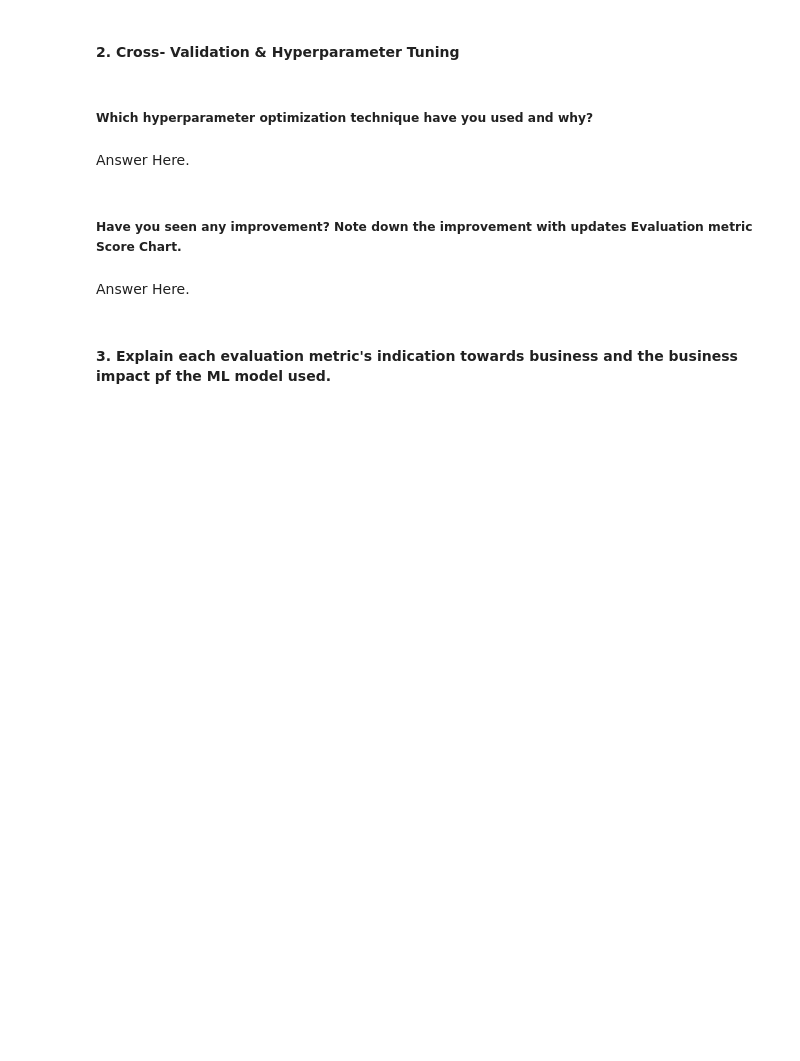
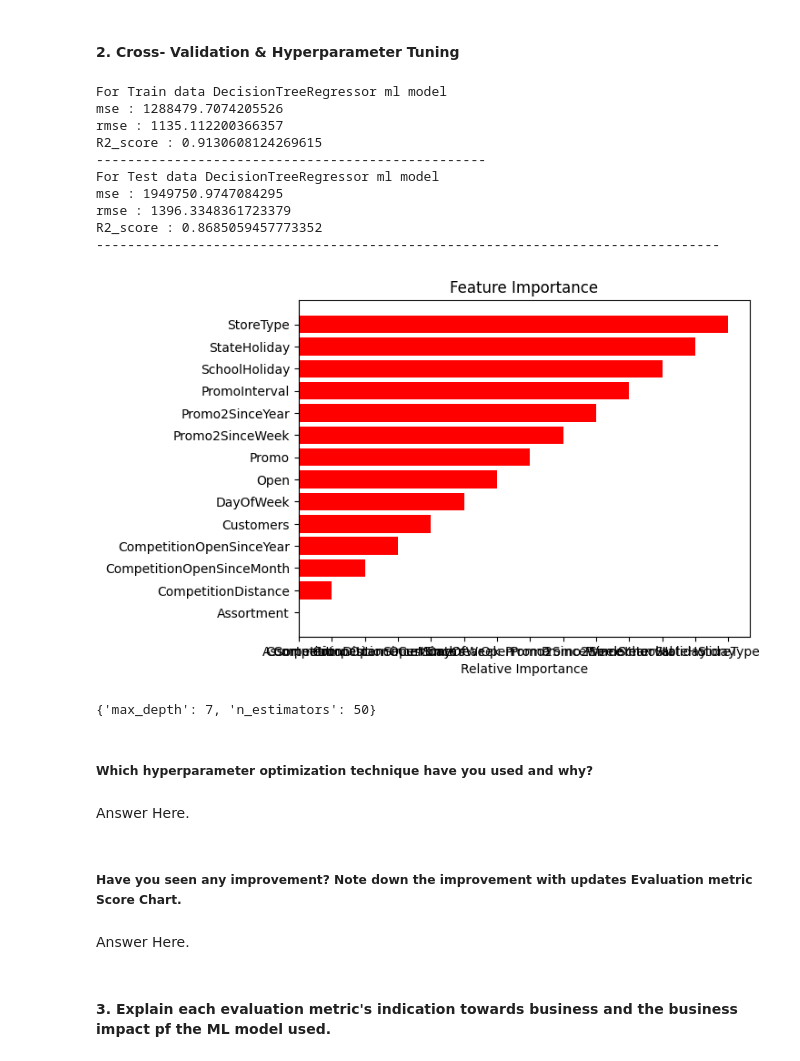
Before and after one commit to chetansgode/Rossmann_Retail_Sales_prediction, a Jupyter notebook: (Retail_Sales_prediction)ML_Submission_Template.ipynb, the cells around one changed output. Cells and saved outputs as stored; diff of their text form; code cells hidden in the pictures; blank space fills up the shorter version.

```diff
--- a/(Retail_Sales_prediction)ML_Submission_Template.ipynb
+++ b/(Retail_Sales_prediction)ML_Submission_Template.ipynb
@@ -1640,3 +1637,61 @@ R2_score : 0.9153138371820639
+# %%
+# ML Model - 1 Implementation with hyperparameter optimization techniques (i.e., GridSearch CV, RandomSearch CV, Bayesian Optimization etc.)
+"""We use here RandomForestRegressor for tunning"""
+from sklearn.ensemble import RandomForestRegressor
+# Fit the Algorithm
+classifier=RandomForestRegressor()
+grid_values={'n_estimators': [50, 80,100], 'max_depth':[5, 7]}
+classifier= GridSearchCV(classifier, param_grid = grid_values, cv=3)
+
+# Fit the object to train dataset
+
+classifier.fit(X_train, y_train)
+y_train_predict= classifier.predict(X_train)
+y_test_predictest= classifier.predict(X_test)
+
+# Predict on the model
+
+print("For Train data DecisionTreeRegressor ml model")
+mse=mean_squared_error((y_train),(y_train_predict))
+print('mse :', mse)
+print('rmse :',np.sqrt(mse))
+print('R2_score :',r2_score((y_train),(y_train_predict)))
+
+print('--'*25)
+
+print('For Test data DecisionTreeRegressor ml model')
+
+mse1=mean_squared_error((y_test),(y_test_predict))
+print('mse :',mse1)
+print('rmse :',np.sqrt(mse1))
+print('R2_score :',r2_score((y_test),(y_test_predict)))
+print('--'*40)
+
+#Plot the variable importance
+
+features = X_train.columns
+#importances = classifier.feature_importances_
+importances=classifier.feature_names_in_
+indices = np.argsort(importances)
+plt.title('Feature Importance')
+plt.barh(range(len(indices)), importances[indices], color='red', align='center')
+plt.yticks(range(len(indices)), [features[i] for i in indices])
+plt.xlabel('Relative Importance')
+plt.show()
+classifier.best_params_
+# %% [output]
+For Train data DecisionTreeRegressor ml model
+mse : 1288479.7074205526
+rmse : 1135.112200366357
+R2_score : 0.9130608124269615
+--------------------------------------------------
+For Test data DecisionTreeRegressor ml model
+mse : 1949750.9747084295
+rmse : 1396.3348361723379
+R2_score : 0.8685059457773352
+--------------------------------------------------------------------------------
+[figure, added]
+{'max_depth': 7, 'n_estimators': 50}
 # %% [markdown]
 ##### Which hyperparameter optimization technique have you used and why?
 # %% [markdown]
```
Also changed, not shown: parts of 6 cells of this notebook.
